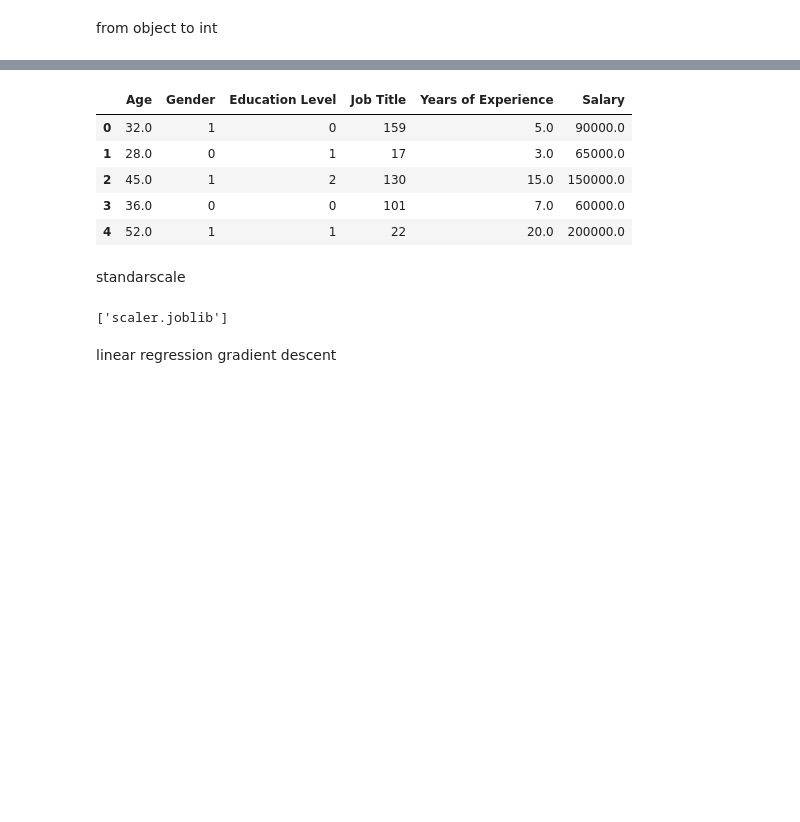
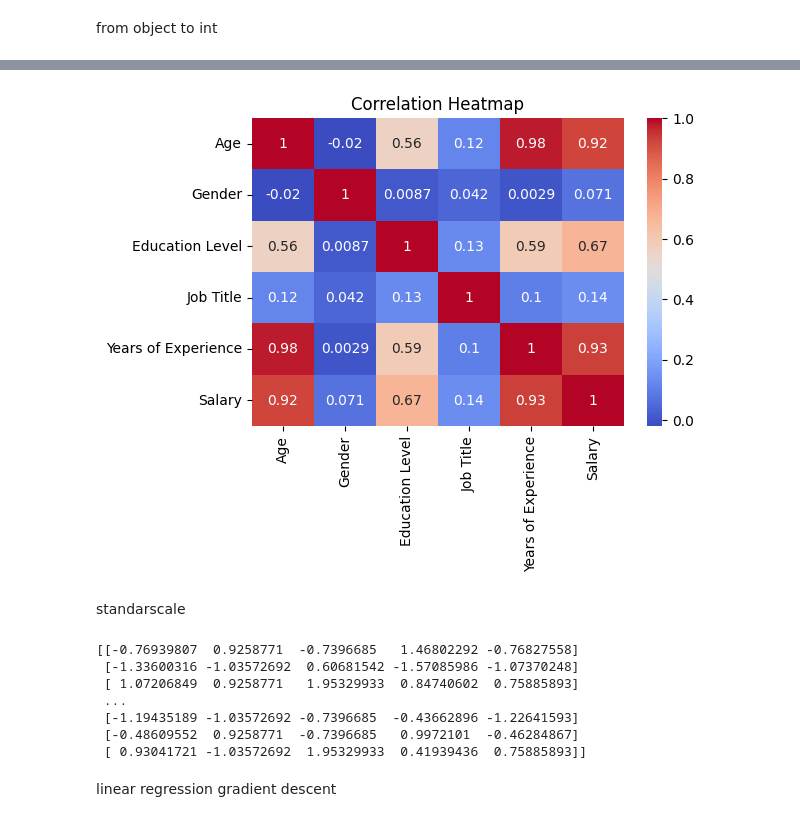
Before and after one commit to Kalisa21/salary, a Jupyter notebook: Model.ipynb, the cells around one changed output, grey strips where cells are left out. Saved outputs shown, nothing was run; the diff lists cells and outputs as text; code cells hidden in the pictures; blank space fills up the shorter version.

```diff
--- a/Model.ipynb
+++ b/Model.ipynb
@@ -63,12 +86,10 @@ data.info()
-# %%
-data.head()
-# %% [output]
-|  | Age | Gender | Education Level | Job Title | Years of Experience | Salary |
-| 0 | 32.0 | 1 | 0 | 159 | 5.0 | 90000.0 |
-| 1 | 28.0 | 0 | 1 | 17 | 3.0 | 65000.0 |
-| 2 | 45.0 | 1 | 2 | 130 | 15.0 | 150000.0 |
-| 3 | 36.0 | 0 | 0 | 101 | 7.0 | 60000.0 |
-| 4 | 52.0 | 1 | 1 | 22 | 20.0 | 200000.0 |
+# %%
+plt.figure(figsize=(6, 4))
+sns.heatmap(data.corr(), annot=True, cmap='coolwarm')
+plt.title('Correlation Heatmap')
+plt.show()
+# %% [output]
+[figure, added]
 # %% [markdown]
 standarscale
 # %%
@@ -81,8 +102,15 @@ scaler = StandardScaler()
 
 X_scaled = scaler.fit_transform(X)
 joblib.dump(scaler, 'scaler.joblib')
+print(X_scaled)
 # %% [output]
-['scaler.joblib']
+[[-0.76939807  0.9258771  -0.7396685   1.46802292 -0.76827558]
+ [-1.33600316 -1.03572692  0.60681542 -1.57085986 -1.07370248]
+ [ 1.07206849  0.9258771   1.95329933  0.84740602  0.75885893]
+ ...
+ [-1.19435189 -1.03572692 -0.7396685  -0.43662896 -1.22641593]
+ [-0.48609552  0.9258771  -0.7396685   0.9972101  -0.46284867]
+ [ 0.93041721 -1.03572692  1.95329933  0.41939436  0.75885893]]
 # %% [markdown]
 linear regression gradient descent
 # %% [markdown]
```
Also changed, not shown: parts of 5 cells of this notebook.
